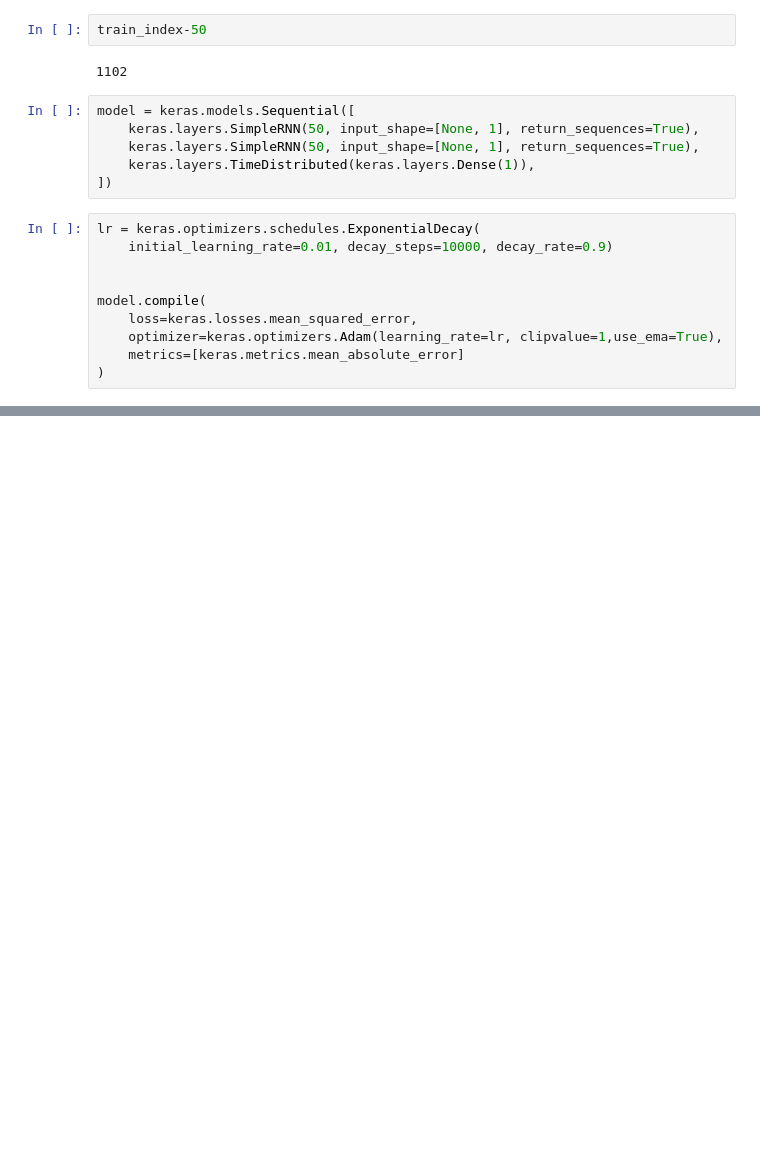
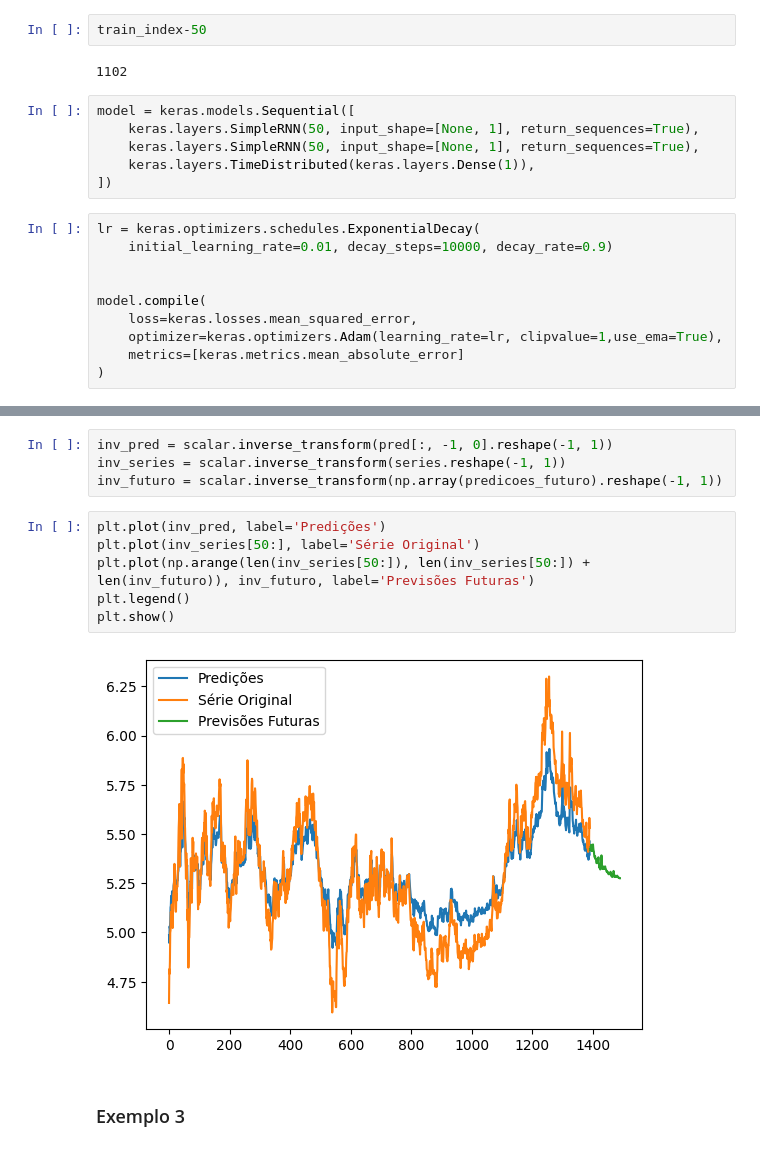
Before and after one commit to kaladabrio2020/livro-aprendizado-de-maquina-sklearn-keras-tf, a Jupyter notebook: Parte II-Redes Neurais e Aprendizado Profundo/Capítulo 15 - Series Temporais/exemplos.ipynb, the cells around one changed output, grey strips where cells are left out. Cells and saved outputs as stored; diff of their text form; blank space fills up the shorter version.

```diff
--- a/Parte II-Redes Neurais e Aprendizado Profundo/Capítulo 15 - Series Temporais/exemplos.ipynb
+++ b/Parte II-Redes Neurais e Aprendizado Profundo/Capítulo 15 - Series Temporais/exemplos.ipynb
@@ -234,0 +273,14 @@ plt.show()
+# %%
+inv_pred = scalar.inverse_transform(pred[:, -1, 0].reshape(-1, 1))
+inv_series = scalar.inverse_transform(series.reshape(-1, 1))
+inv_futuro = scalar.inverse_transform(np.array(predicoes_futuro).reshape(-1, 1))
+# %%
+plt.plot(inv_pred, label='Predições')
+plt.plot(inv_series[50:], label='Série Original')
+plt.plot(np.arange(len(inv_series[50:]), len(inv_series[50:]) + len(inv_futuro)), inv_futuro, label='Previsões Futuras')
+plt.legend()
+plt.show()
+# %% [output]
+[figure, added]
+# %% [markdown]
+### Exemplo 3
```
Also changed, not shown: parts of 27 cells of this notebook, 2 other files.
